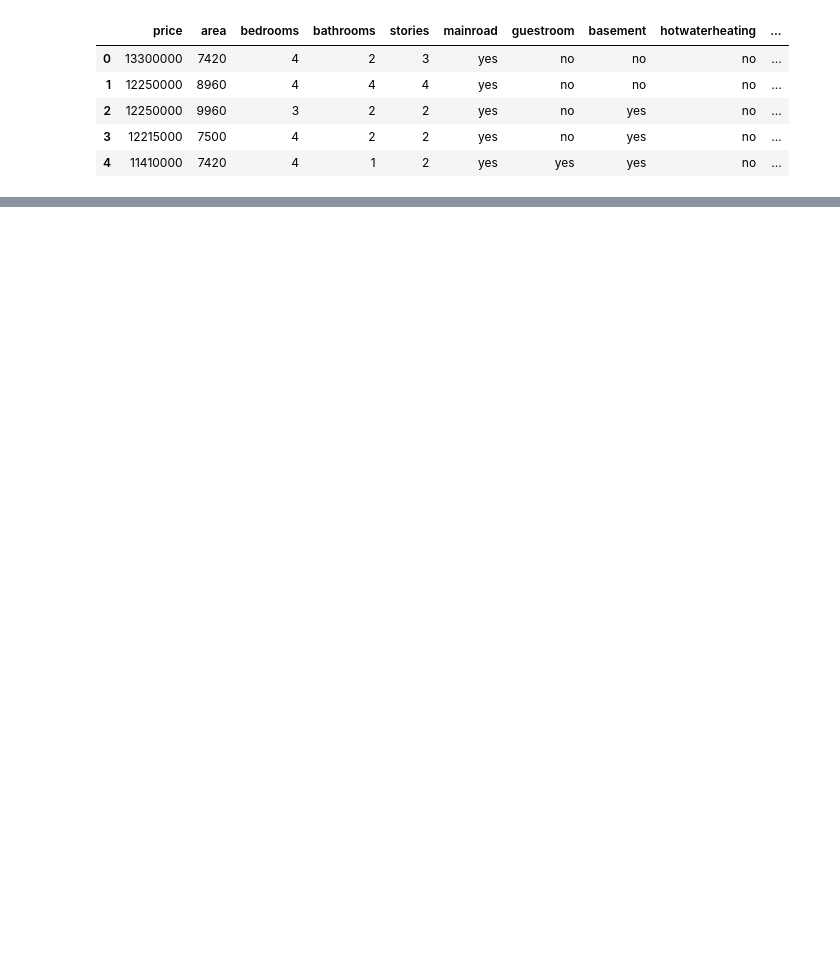
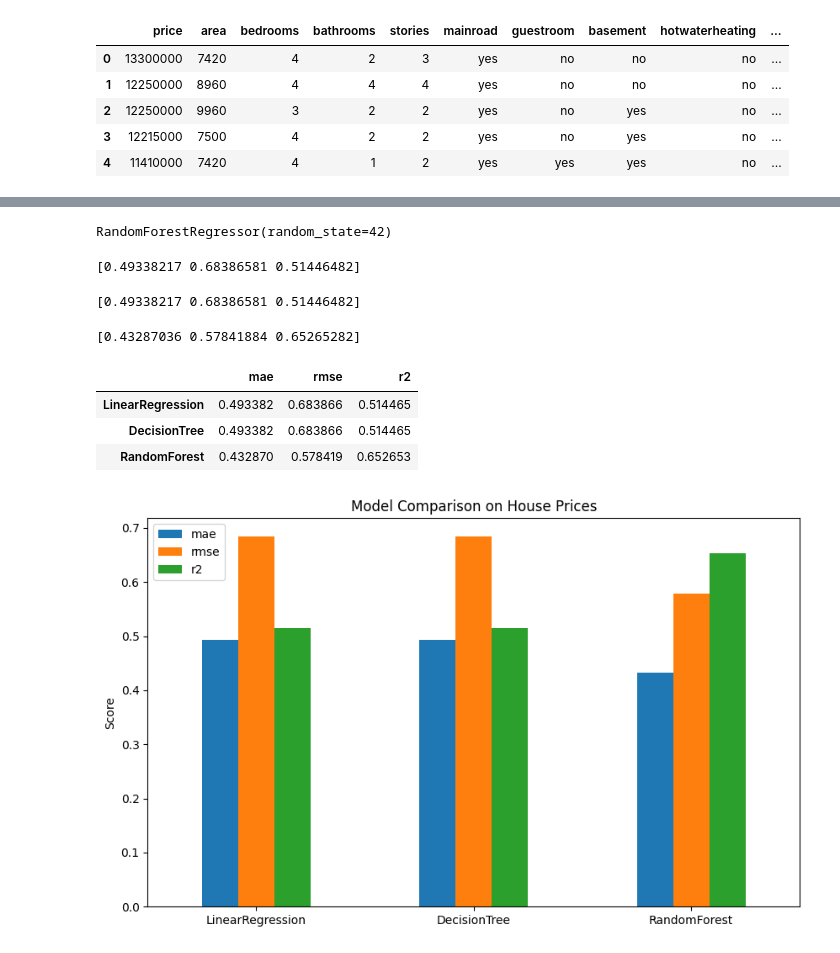
Before and after one commit to HassaaanRaza/100DaysOfBuildables, a Jupyter notebook: task7_model_comparison.ipynb, the cells around one changed output, grey strips where cells are left out. Cells and saved outputs as stored; diff of their text form; code cells hidden in the pictures; blank space fills up the shorter version.

```diff
--- a/task7_model_comparison.ipynb
+++ b/task7_model_comparison.ipynb
@@ -108,0 +65,4 @@ R² Score: 0.7091
+# %%
+RF_model.fit(X_train, y_train)
+# %% [output]
+RandomForestRegressor(random_state=42)
@@ -108,0 +74,46 @@ R² Score: 0.7091
+# %%
+# FOR
+mae_DT = mean_absolute_error(y_test, y_pred_DT)
+rmse_DT = np.sqrt(mean_squared_error(y_test, y_pred_DT))
+r2_DT = r2_score(y_test, y_pred_DT)
+
+Data_DecisionTree = np.array( [mae_DT, rmse_DT,r2_DT])
+print(Data_DecisionTree)
+# %% [output]
+[0.49338217 0.68386581 0.51446482]
+# %%
+mae_LR = mean_absolute_error(y_test, y_pred_LR)
+rmse_LR = np.sqrt(mean_squared_error(y_test, y_pred_LR))
+r2_LR = r2_score(y_test, y_pred_LR)
+
+Data_linearRegression = np.array( [mae_LR, rmse_LR,r2_LR])
+print(Data_linearRegression)
+# %% [output]
+[0.49338217 0.68386581 0.51446482]
+# %%
+mae_RF = mean_absolute_error(y_test, y_pred_RF)
+rmse_RF = np.sqrt(mean_squared_error(y_test, y_pred_RF))
+r2_RF = r2_score(y_test, y_pred_RF)
+
+Data_RandomForest = np.array( [mae_RF, rmse_RF,r2_RF])
+print(Data_RandomForest)
+# %% [output]
+[0.43287036 0.57841884 0.65265282]
+# %%
+data = np.vstack((Data_linearRegression, Data_DecisionTree, Data_RandomForest))  # stack row-wise
+df = pd.DataFrame(data, index=["LinearRegression", "DecisionTree", "RandomForest"], columns = ["mae","rmse","r2"])
+df
+# %% [output]
+|  | mae | rmse | r2 |
+| LinearRegression | 0.493382 | 0.683866 | 0.514465 |
+| DecisionTree | 0.493382 | 0.683866 | 0.514465 |
+| RandomForest | 0.432870 | 0.578419 | 0.652653 |
+# %%
+# Plot bar chart for all metrics
+df.plot(kind="bar", figsize=(10,6))
+plt.title("Model Comparison on House Prices")
+plt.ylabel("Score")
+plt.xticks(rotation=0)
+plt.show()
+# %% [output]
+[figure, added]
```
Also changed, not shown: parts of 18 cells of this notebook.
